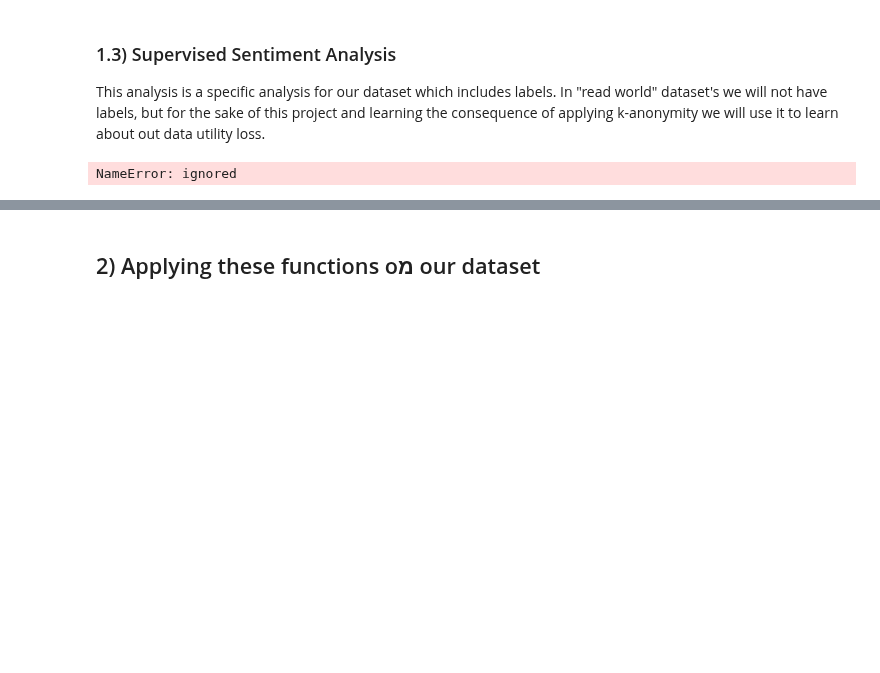
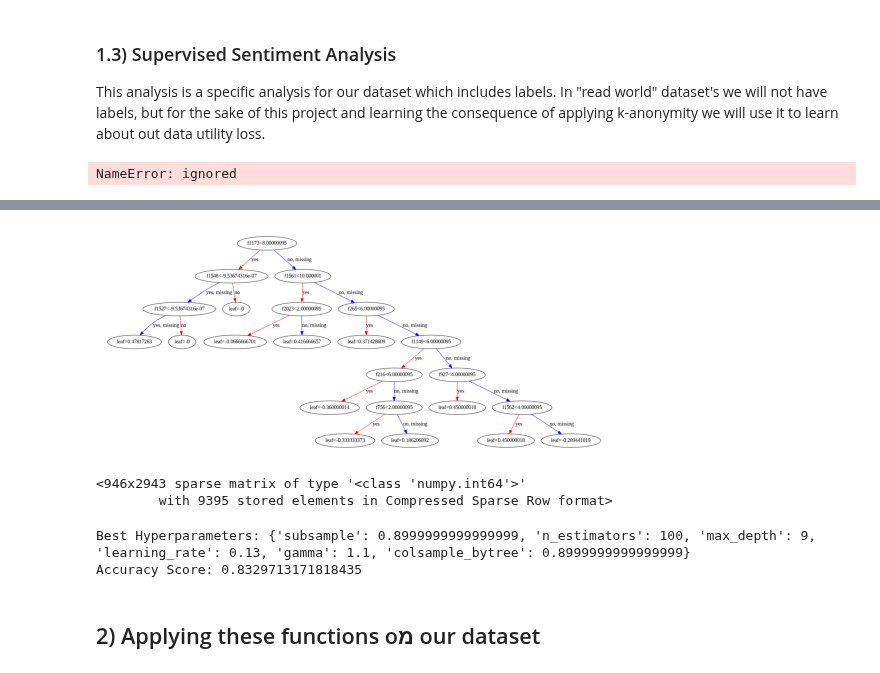
Before and after one commit to neumanh/K-anonymity-fot-texts, a Jupyter notebook: notebooks/Sentiment_Analysis_and_Stat.ipynb, the cells around one changed output, grey strips where cells are left out. Saved outputs shown, nothing was run; the diff lists cells and outputs as text; code cells hidden in the pictures; blank space fills up the shorter version.

```diff
--- a/notebooks/Sentiment_Analysis_and_Stat.ipynb
+++ b/notebooks/Sentiment_Analysis_and_Stat.ipynb
@@ -102,0 +186,11 @@ def sentiment_test(df): # df should include 'txt' and 'labels' columns [df.txt ,
+# %%
+# Plot the first tree in the model
+xgb.plot_tree(model, num_trees=0)
+plt.show()
+# %% [output]
+[figure, added]
+# %%
+X
+# %% [output]
+<946x2943 sparse matrix of type '<class 'numpy.int64'>'
+        with 9395 stored elements in Compressed Sparse Row format>
@@ -103,3 +215,29 @@ def sentiment_test(df): # df should include 'txt' and 'labels' columns [df.txt ,
+# %%
+## perform randosearch for best hyper param:
+# define the RandomizedSearchCV object
+# define the XGBoost classifier
+xgb_clf = XGBClassifier()
+
+# define the hyperparameter search space
+param_dist = {'learning_rate': np.arange(0.01, 0.2, 0.01),
+              'n_estimators': range(100, 1000, 100),
+              'max_depth': range(3, 10),
+              'subsample': np.arange(0.5, 1.0, 0.1),
+              'colsample_bytree': np.arange(0.5, 1.0, 0.1),
+              'gamma': np.arange(0, 1.5, 0.1)}
+rand_search = RandomizedSearchCV(estimator=xgb_clf, param_distributions=param_dist, n_iter=50, scoring='accuracy', cv=5, n_jobs=-1, random_state=42)
+
+# fit the RandomizedSearchCV object to the training data
+rand_search.fit(X, y)
+
+# print the best hyperparameters
+print("Best Hyperparameters:", rand_search.best_params_)
+
+# print the accuracy score using the best hyperparameters
+print("Accuracy Score:", rand_search.best_score_)
+# %% [output]
+Best Hyperparameters: {'subsample': 0.8999999999999999, 'n_estimators': 100, 'max_depth': 9, 'learning_rate': 0.13, 'gamma': 1.1, 'colsample_bytree': 0.8999999999999999}
+Accuracy Score: 0.8329713171818435
 # %% [markdown]
 ## 2) Applying these functions oמ our dataset
 # %%
```
Also changed, not shown: parts of 15 cells of this notebook.
